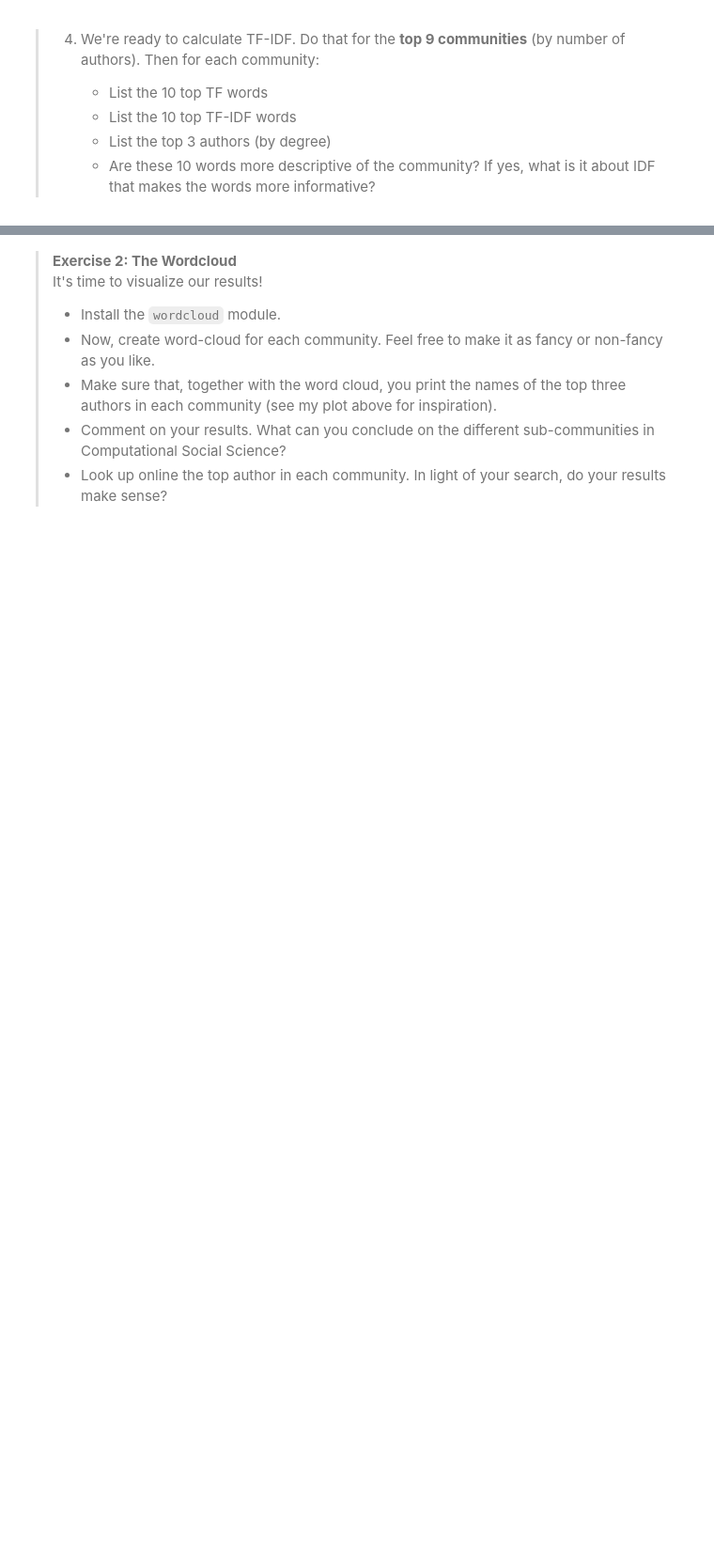
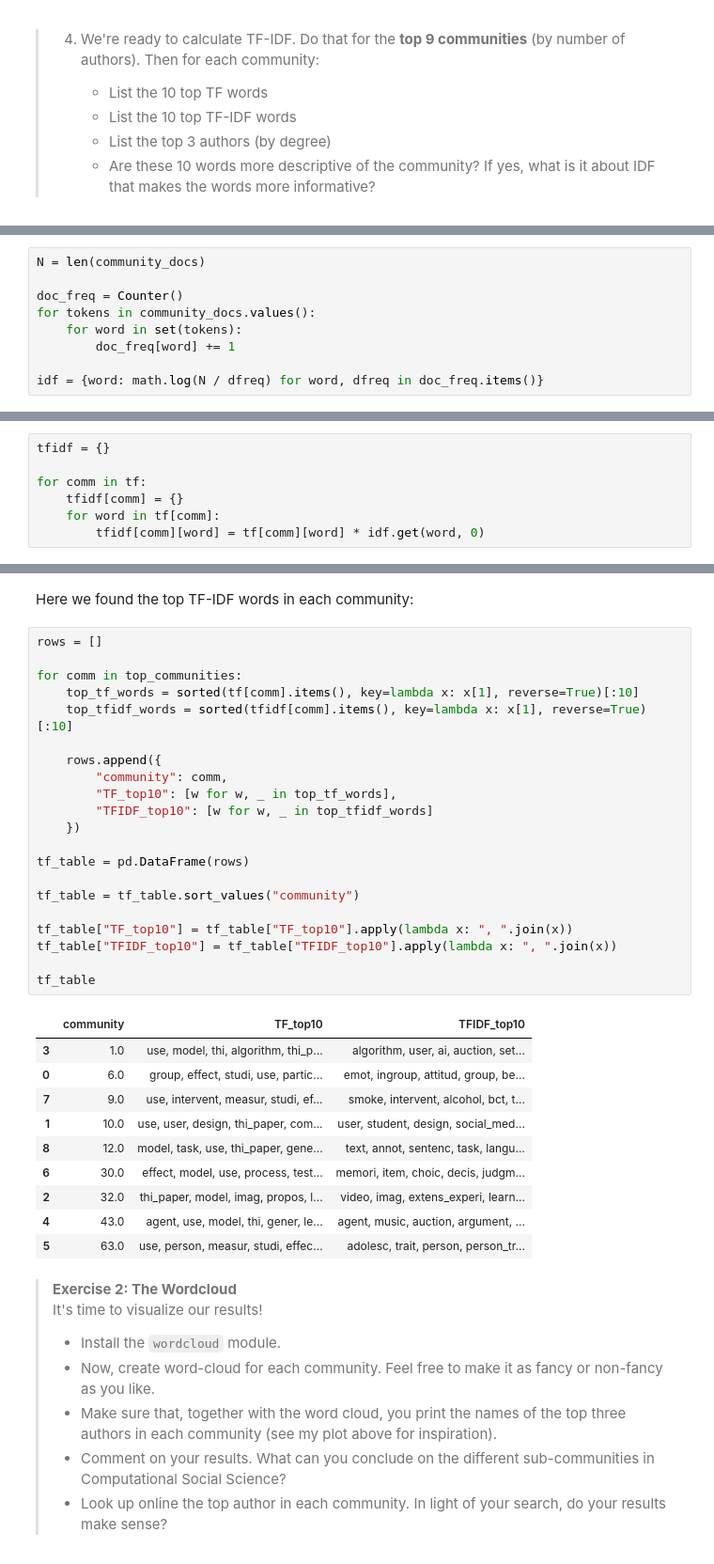
Before and after one commit to Stampe04/CSS_Assignment2, a Jupyter notebook: Assignment2.ipynb, the cells around one changed output, grey strips where cells are left out. Shown at 94% size. Drawn from its saved outputs; the diff is of its cells as text; blank space fills up the shorter version.

```diff
--- a/Assignment2.ipynb
+++ b/Assignment2.ipynb
@@ -464,0 +519,9 @@ $\mathrm{idf}(t, D) = \log \frac{N}{n_t}$
+# %%
+N = len(community_docs)
+
+doc_freq = Counter()
+for tokens in community_docs.values():
+    for word in set(tokens):
+        doc_freq[word] += 1
+
+idf = {word: math.log(N / dfreq) for word, dfreq in doc_freq.items()}
@@ -464,0 +530,7 @@ $\mathrm{idf}(t, D) = \log \frac{N}{n_t}$
+# %%
+tfidf = {}
+
+for comm in tf:
+    tfidf[comm] = {}
+    for word in tf[comm]:
+        tfidf[comm][word] = tf[comm][word] * idf.get(word, 0)
@@ -465,3 +579,37 @@ $\mathrm{idf}(t, D) = \log \frac{N}{n_t}$
+# %% [markdown]
+Here we found the top TF-IDF words in each community:
+# %%
+rows = []
+
+for comm in top_communities:
+    top_tf_words = sorted(tf[comm].items(), key=lambda x: x[1], reverse=True)[:10]
+    top_tfidf_words = sorted(tfidf[comm].items(), key=lambda x: x[1], reverse=True)[:10]
+
+    rows.append({
+        "community": comm,
+        "TF_top10": [w for w, _ in top_tf_words],
+        "TFIDF_top10": [w for w, _ in top_tfidf_words]
+    })
+
+tf_table = pd.DataFrame(rows)
+
+tf_table = tf_table.sort_values("community")
+
+tf_table["TF_top10"] = tf_table["TF_top10"].apply(lambda x: ", ".join(x))
+tf_table["TFIDF_top10"] = tf_table["TFIDF_top10"].apply(lambda x: ", ".join(x))
+
+tf_table
+# %% [output]
+|  | community | TF_top10 | TFIDF_top10 |
+| 3 | 1.0 | use, model, thi, algorithm, thi_p... | algorithm, user, ai, auction, set... |
+| 0 | 6.0 | group, effect, studi, use, partic... | emot, ingroup, attitud, group, be... |
+| 7 | 9.0 | use, intervent, measur, studi, ef... | smoke, intervent, alcohol, bct, t... |
+| 1 | 10.0 | use, user, design, thi_paper, com... | user, student, design, social_med... |
+| 8 | 12.0 | model, task, use, thi_paper, gene... | text, annot, sentenc, task, langu... |
+| 6 | 30.0 | effect, model, use, process, test... | memori, item, choic, decis, judgm... |
+| 2 | 32.0 | thi_paper, model, imag, propos, l... | video, imag, extens_experi, learn... |
+| 4 | 43.0 | agent, use, model, thi, gener, le... | agent, music, auction, argument, ... |
+| 5 | 63.0 | use, person, measur, studi, effec... | adolesc, trait, person, person_tr... |
 # %% [markdown]
 > __Exercise 2: The Wordcloud__
 > It's time to visualize our results!
```
Also changed, not shown: parts of 31 cells of this notebook.
